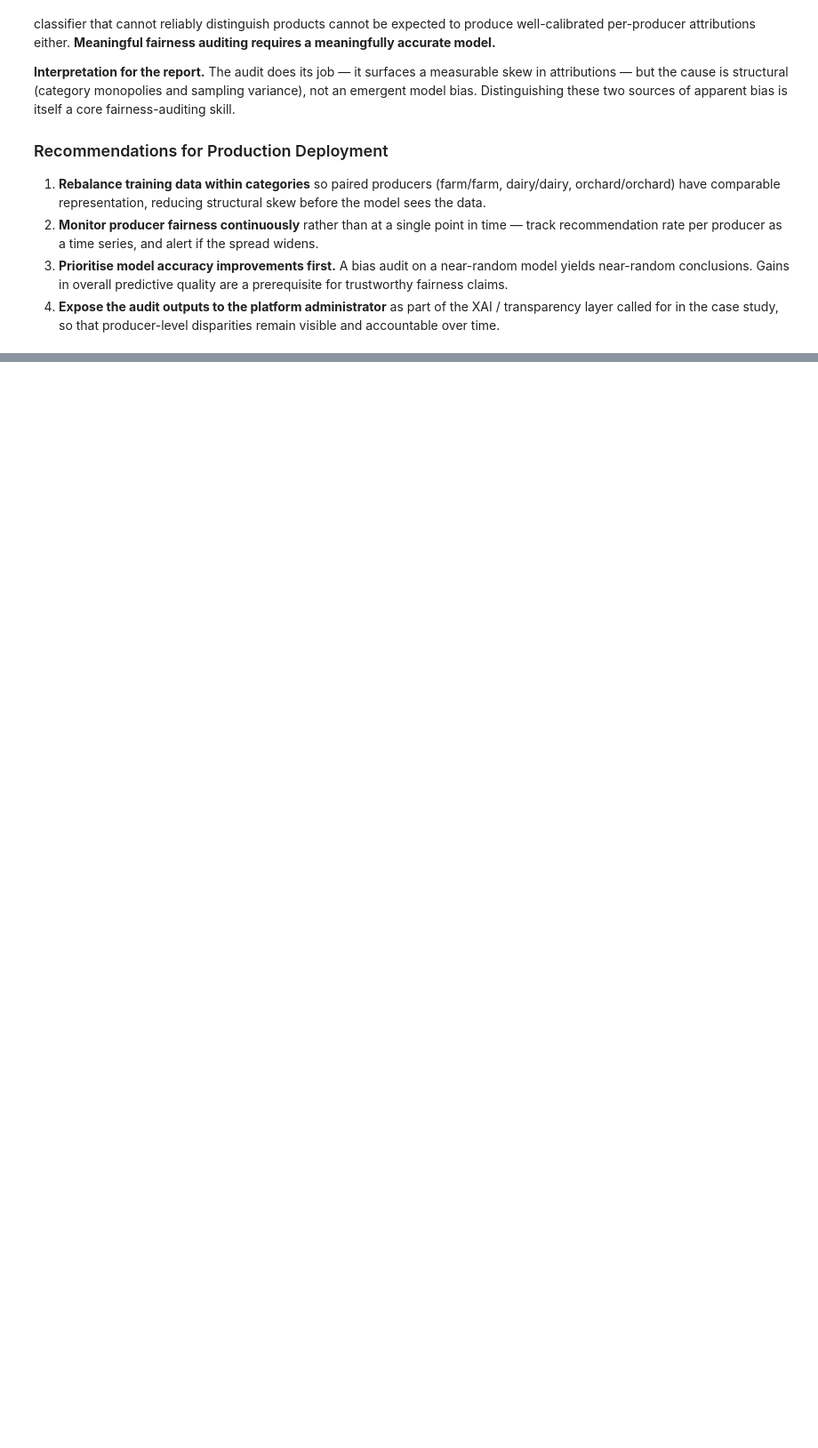
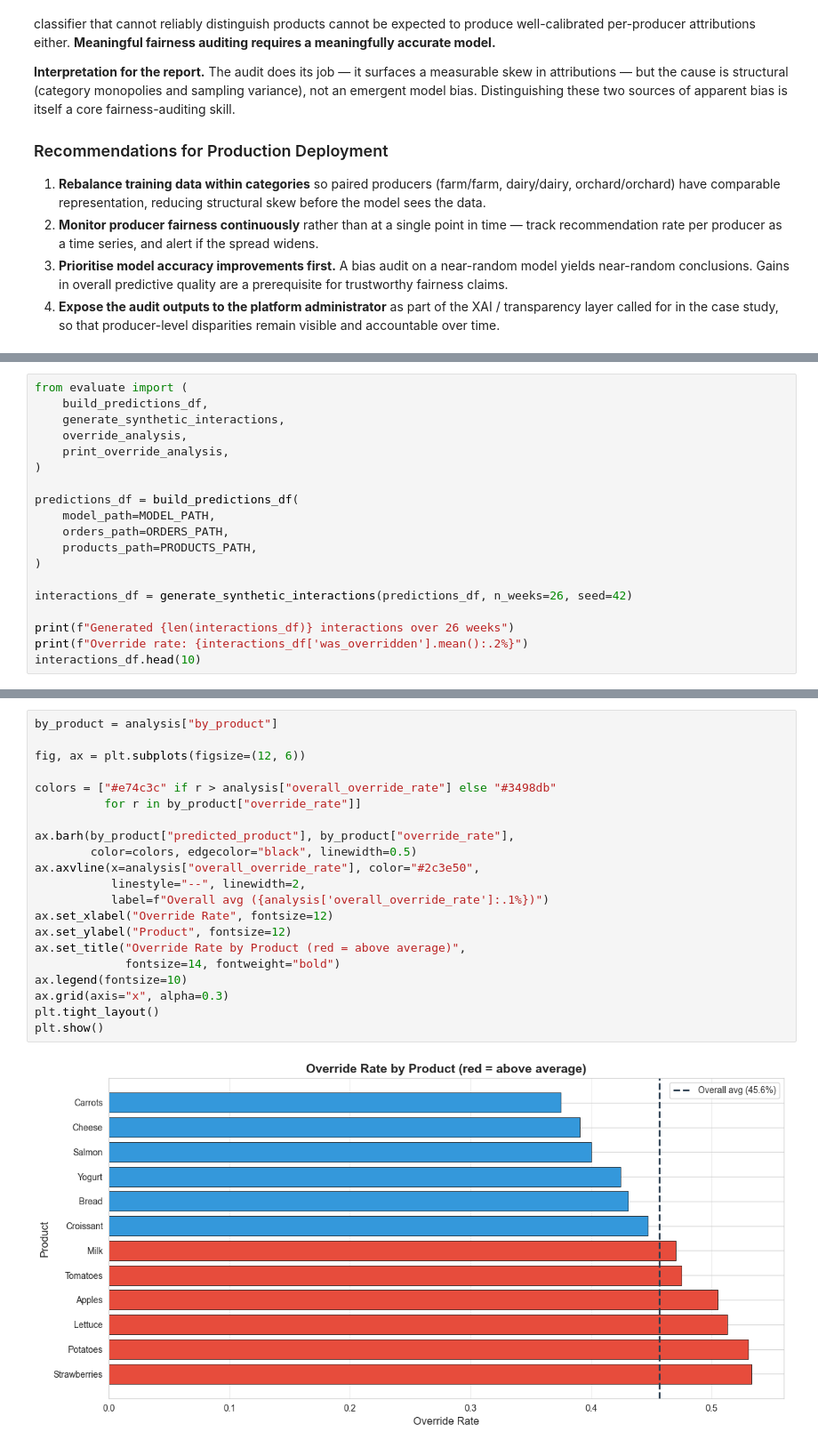
Before and after one commit to Mohamed-Elkiky/UFCFUR-15-3---Advanced-artificial-intelligence, a Jupyter notebook: task1_purchase_prediction/notebooks/03_evaluation.ipynb, the cells around one changed output, grey strips where cells are left out. Shown at 89% size. Drawn from its saved outputs; the diff is of its cells as text; blank space fills up the shorter version.

```diff
--- a/task1_purchase_prediction/notebooks/03_evaluation.ipynb
+++ b/task1_purchase_prediction/notebooks/03_evaluation.ipynb
@@ -726,0 +735,19 @@ Per-producer precision summary:
+# %%
+from evaluate import (
+    build_predictions_df,
+    generate_synthetic_interactions,
+    override_analysis,
+    print_override_analysis,
+)
+
+predictions_df = build_predictions_df(
+    model_path=MODEL_PATH,
+    orders_path=ORDERS_PATH,
+    products_path=PRODUCTS_PATH,
+)
+
+interactions_df = generate_synthetic_interactions(predictions_df, n_weeks=26, seed=42)
+
+print(f"Generated {len(interactions_df)} interactions over 26 weeks")
+print(f"Override rate: {interactions_df['was_overridden'].mean():.2%}")
+interactions_df.head(10)
@@ -726,0 +826,23 @@ Per-producer precision summary:
+# %%
+by_product = analysis["by_product"]
+
+fig, ax = plt.subplots(figsize=(12, 6))
+
+colors = ["#e74c3c" if r > analysis["overall_override_rate"] else "#3498db"
+          for r in by_product["override_rate"]]
+
+ax.barh(by_product["predicted_product"], by_product["override_rate"],
+        color=colors, edgecolor="black", linewidth=0.5)
+ax.axvline(x=analysis["overall_override_rate"], color="#2c3e50",
+           linestyle="--", linewidth=2,
+           label=f"Overall avg ({analysis['overall_override_rate']:.1%})")
+ax.set_xlabel("Override Rate", fontsize=12)
+ax.set_ylabel("Product", fontsize=12)
+ax.set_title("Override Rate by Product (red = above average)",
+             fontsize=14, fontweight="bold")
+ax.legend(fontsize=10)
+ax.grid(axis="x", alpha=0.3)
+plt.tight_layout()
+plt.show()
+# %% [output]
+[figure, added]
```
Also changed, not shown: parts of 23 cells of this notebook, 1 other file.
